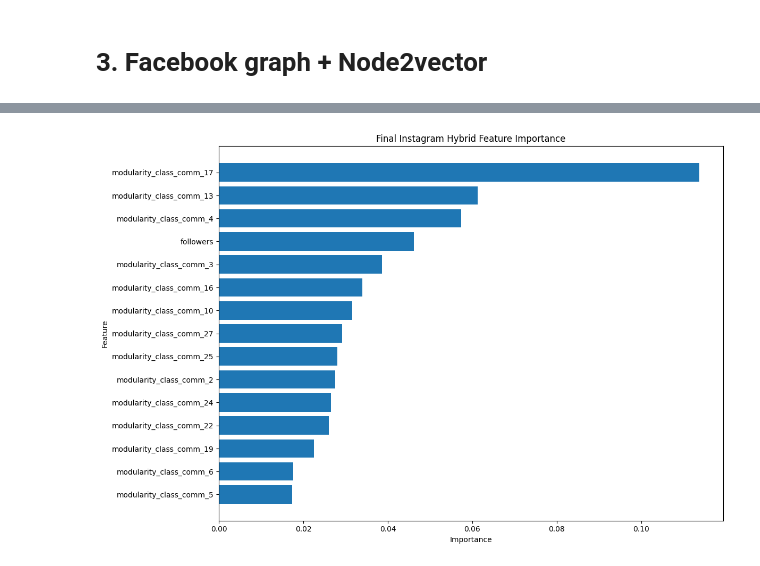
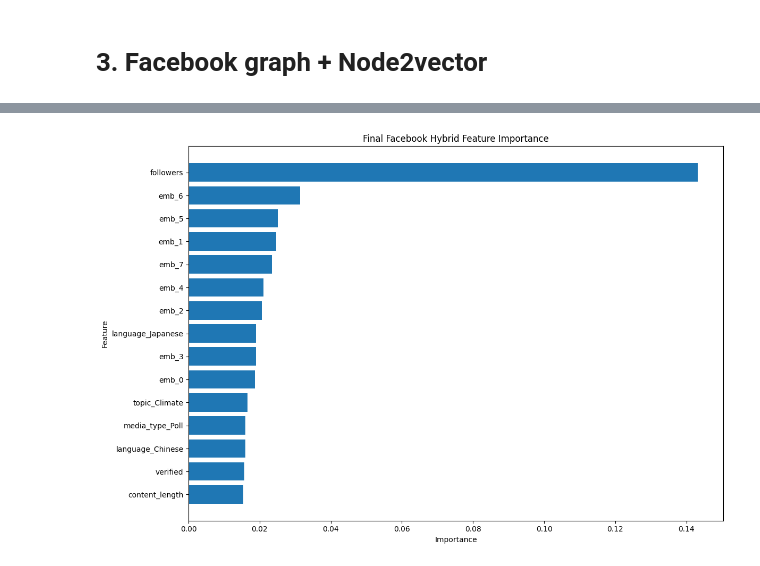
Before and after one commit to ThienY173/FDSE_2026_A_comparative_study_across_six_platforms, a Jupyter notebook: Network_graph/Facebook/facebook_graph.ipynb, the cells around one changed output, grey strips where cells are left out. Drawn from its saved outputs; the diff is of its cells as text; code cells hidden in the pictures.

```diff
--- a/Network_graph/Facebook/facebook_graph.ipynb
+++ b/Network_graph/Facebook/facebook_graph.ipynb
@@ -1440,30 +1105,27 @@ ROC-AUC  : 0.8545
 # %%
-# PLOT FEATURE IMPORTANCE
-# =====================================================
-
 top_n = 15
 
 plot_df = importance_df.head(top_n)
 
 plt.figure(figsize=(12, 8))
 
 plt.barh(
 
     plot_df["feature"][::-1],
 
     plot_df["importance"][::-1]
 )
 
 plt.xlabel("Importance")
 
 plt.ylabel("Feature")
 
 plt.title(
-    "Final Instagram Hybrid Feature Importance"
+    "Final Facebook Hybrid Feature Importance"
 )
 
 plt.tight_layout()
 
 plt.show()
 # %% [output]
-[figure, old version]
+[figure, new version]
```
Also changed, not shown: parts of 50 cells of this notebook, 16 other files.
